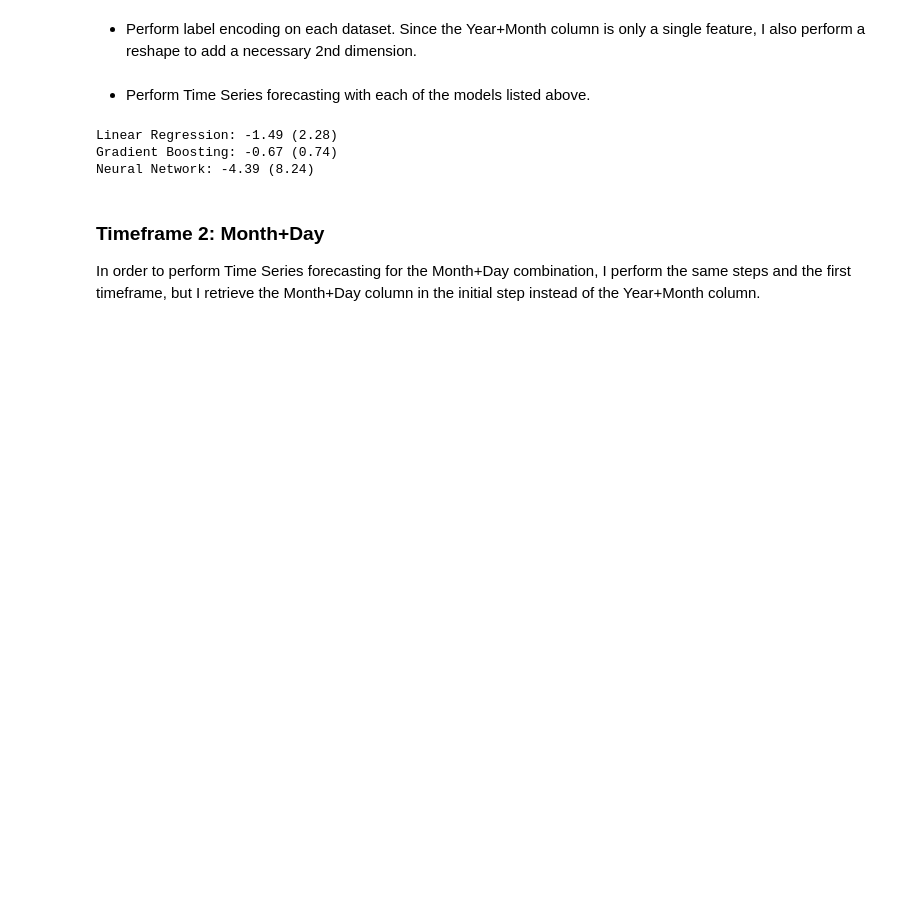
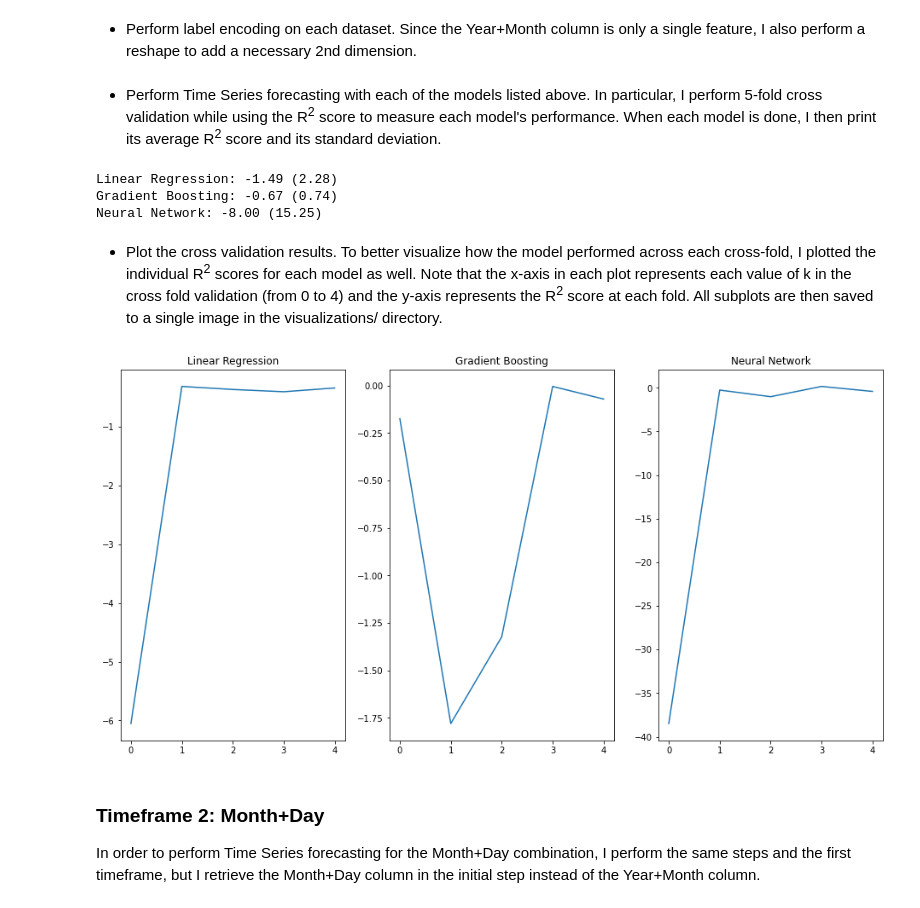
Before and after one commit to mbechtel2/EECS731-Project5, a Jupyter notebook: notebooks/Project5.ipynb, the cells around one changed output. Cells and saved outputs as stored; diff of their text form; code cells hidden in the pictures; blank space fills up the shorter version.

Commit message:
Add valdiation visualizations

```diff
--- a/notebooks/Project5.ipynb
+++ b/notebooks/Project5.ipynb
@@ -189,21 +190,42 @@ ym_order = ym_dataset["Order"]
 # %%
 ym_feature = encoder.fit_transform(ym_feature).reshape(-1,1)
 ym_order = encoder.fit_transform(ym_order)
-# %% [markdown]
-- Perform Time Series forecasting with each of the models listed above.
+# %% [markdown]
+- Perform Time Series forecasting with each of the models listed above. In particular, I perform 5-fold cross validation while using the R<sup>2</sup> score to measure each model's performance. When each model is done, I then print its average R<sup>2</sup> score and its standard deviation.
 # %%
-test = cross_val_score(linearReg_model, ym_feature, ym_order.ravel(), cv=tscv, scoring='r2')
-print("Linear Regression: {:.2f} ({:.2f})".format(test.mean(), test.std()))
+LRresults = cross_val_score(linearReg_model, ym_feature, ym_order.ravel(), cv=tscv, scoring='r2')
+print("Linear Regression: {:.2f} ({:.2f})".format(LRresults.mean(), LRresults.std()))
 
-test = cross_val_score(gradBoost_model, ym_feature, ym_order.ravel(), cv=tscv, scoring='r2')
-print("Gradient Boosting: {:.2f} ({:.2f})".format(test.mean(), test.std()))
+GBresults = cross_val_score(gradBoost_model, ym_feature, ym_order.ravel(), cv=tscv, scoring='r2')
+print("Gradient Boosting: {:.2f} ({:.2f})".format(GBresults.mean(), GBresults.std()))
 
-test = cross_val_score(neuralNetwork_model, ym_feature, ym_order.ravel(), cv=tscv, scoring='r2')
-print("Neural Network: {:.2f} ({:.2f})".format(test.mean(), test.std()))
+NNresults = cross_val_score(neuralNetwork_model, ym_feature, ym_order.ravel(), cv=tscv, scoring='r2')
+print("Neural Network: {:.2f} ({:.2f})".format(NNresults.mean(), NNresults.std()))
 # %% [output]
 Linear Regression: -1.49 (2.28)
 Gradient Boosting: -0.67 (0.74)
-Neural Network: -4.39 (8.24)
+Neural Network: -8.00 (15.25)
+# %% [markdown]
+- Plot the cross validation results. To better visualize how the model performed across each cross-fold, I plotted the individual R<sup>2</sup> scores for each model as well. Note that the x-axis in each plot represents each value of k in the cross fold validation (from 0 to 4) and the y-axis represents the R<sup>2</sup> score at each fold. All subplots are then saved to a single image in the visualizations/ directory.
+# %%
+x_vals = range(len(LRresults))
+_,graphs = plt.subplots(1,3)
+
+graphs[0].plot(x_vals, LRresults)
+graphs[0].set_title("Linear Regression")
+graphs[0].set_xticks(x_vals)
+
+graphs[1].plot(x_vals, GBresults)
+graphs[1].set_title("Gradient Boosting")
+graphs[1].set_xticks(x_vals)
+
+graphs[2].plot(x_vals, NNresults)
+graphs[2].set_title("Neural Network")
+graphs[2].set_xticks(x_vals)
+
+plt.gcf().set_size_inches((16.0,8.0), forward=False)
+# %% [output]
+[figure, added]
 # %% [markdown]
 ### Timeframe 2: Month+Day
 
```
Also changed, not shown: parts of 4 cells of this notebook, 3 other files.
